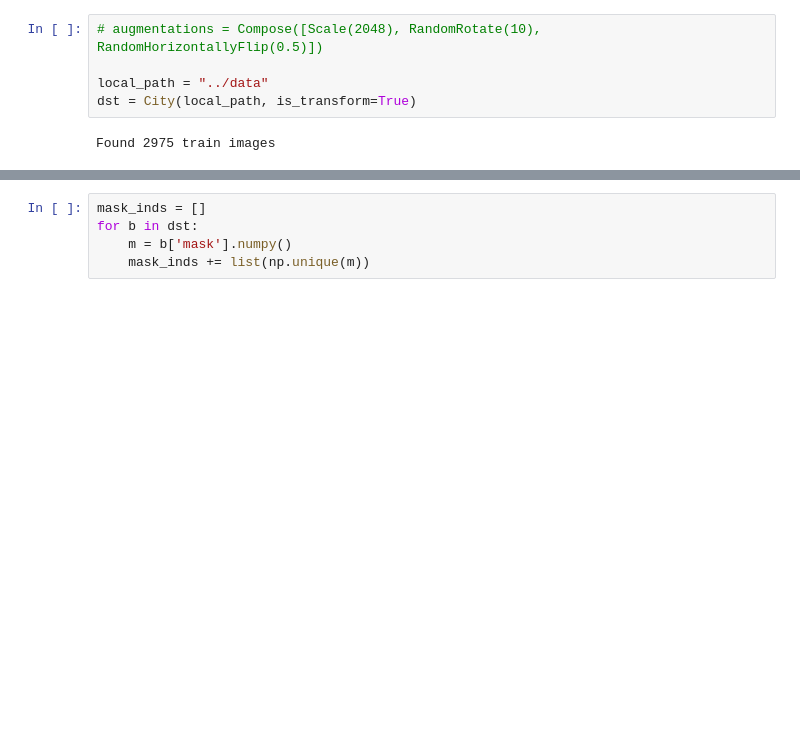
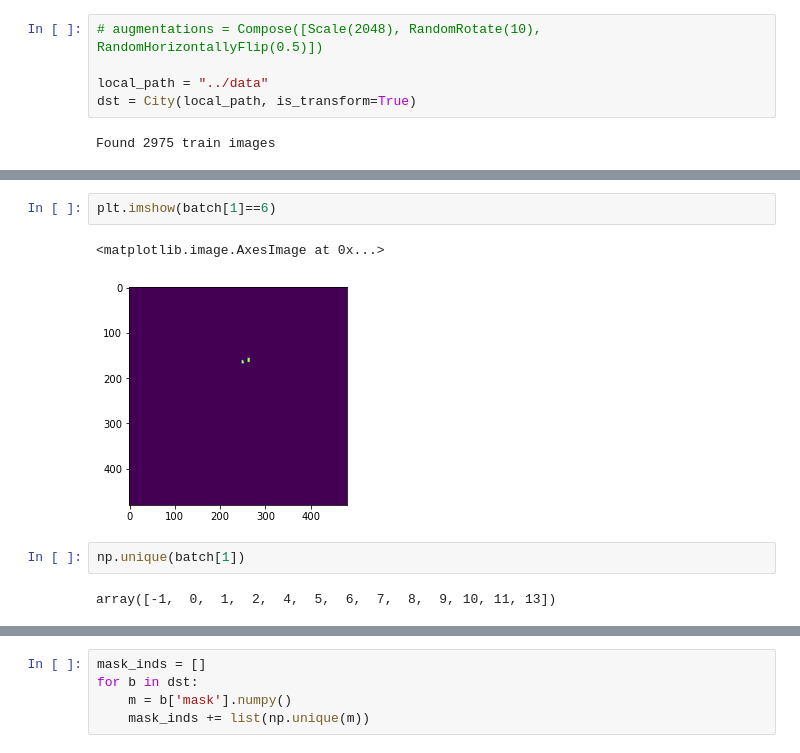
Before and after one commit to dansola/PGA-Net, a Jupyter notebook: notebooks/explore_cityscapes.ipynb, the cells around one changed output, grey strips where cells are left out. Cells and saved outputs as stored; diff of their text form; blank space fills up the shorter version.

```diff
--- a/notebooks/explore_cityscapes.ipynb
+++ b/notebooks/explore_cityscapes.ipynb
@@ -99,3 +137,12 @@ torch.Size([256, 512])
+# %%
+plt.imshow(batch[1]==6)
+# %% [output]
+<matplotlib.image.AxesImage at 0x...>
+[figure, added]
+# %%
+np.unique(batch[1])
+# %% [output]
+array([-1,  0,  1,  2,  4,  5,  6,  7,  8,  9, 10, 11, 13])
 # %%
 m = mask.numpy()
 print(np.unique(m))
```
Also changed, not shown: parts of 7 cells of this notebook, 5 other files.
